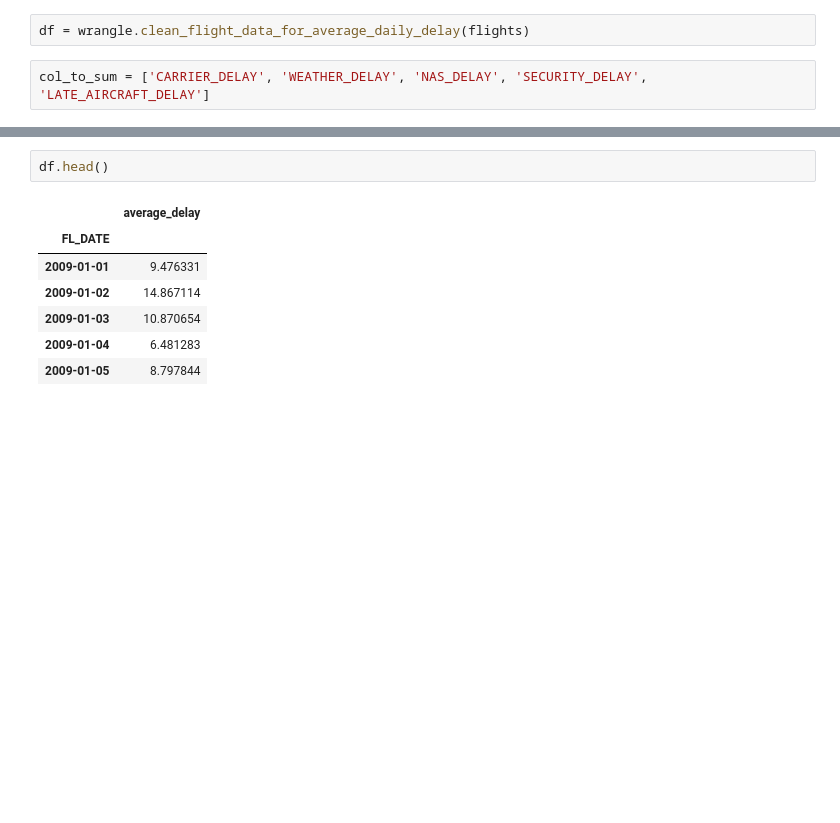
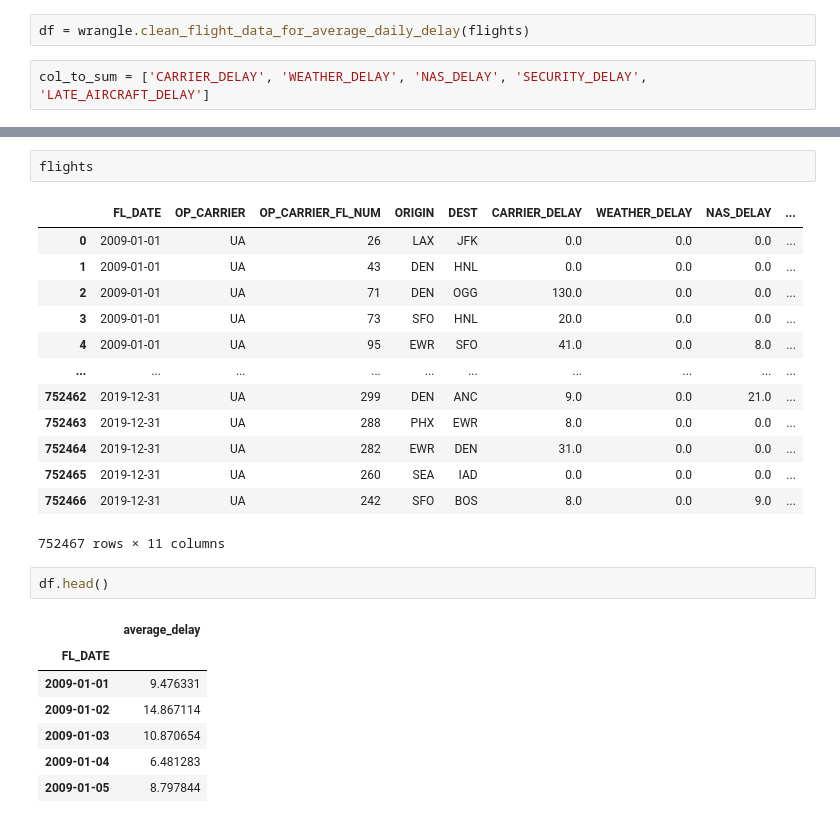
Before and after one commit to CLOUD-NINE-FLIGHT-SOLUTIONS/CLOUD-NINE-FLIGHT-SOLUTIONS, a Jupyter notebook: Mannie/explore.ipynb, the cells around one changed output, grey strips where cells are left out. Saved outputs shown, nothing was run; the diff lists cells and outputs as text; blank space fills up the shorter version.

```diff
--- a/Mannie/explore.ipynb
+++ b/Mannie/explore.ipynb
@@ -46,3 +46,19 @@ flights.head()
+# %%
+flights
+# %% [output]
+|  | FL_DATE | OP_CARRIER | OP_CARRIER_FL_NUM | ORIGIN | DEST | CARRIER_DELAY | WEATHER_DELAY | NAS_DELAY | ... |
+| 0 | 2009-01-01 | UA | 26 | LAX | JFK | 0.0 | 0.0 | 0.0 | ... |
+| 1 | 2009-01-01 | UA | 43 | DEN | HNL | 0.0 | 0.0 | 0.0 | ... |
+| 2 | 2009-01-01 | UA | 71 | DEN | OGG | 130.0 | 0.0 | 0.0 | ... |
+| 3 | 2009-01-01 | UA | 73 | SFO | HNL | 20.0 | 0.0 | 0.0 | ... |
+| 4 | 2009-01-01 | UA | 95 | EWR | SFO | 41.0 | 0.0 | 8.0 | ... |
+| ... | ... | ... | ... | ... | ... | ... | ... | ... | ... |
+| 752462 | 2019-12-31 | UA | 299 | DEN | ANC | 9.0 | 0.0 | 21.0 | ... |
+| 752463 | 2019-12-31 | UA | 288 | PHX | EWR | 8.0 | 0.0 | 0.0 | ... |
+| 752464 | 2019-12-31 | UA | 282 | EWR | DEN | 31.0 | 0.0 | 0.0 | ... |
+| 752465 | 2019-12-31 | UA | 260 | SEA | IAD | 0.0 | 0.0 | 0.0 | ... |
+| 752466 | 2019-12-31 | UA | 242 | SFO | BOS | 8.0 | 0.0 | 9.0 | ... |
+752467 rows × 11 columns
 # %%
 df.head()
 # %% [output]
```
Also changed, not shown: parts of 3 cells of this notebook, 1 other file.
